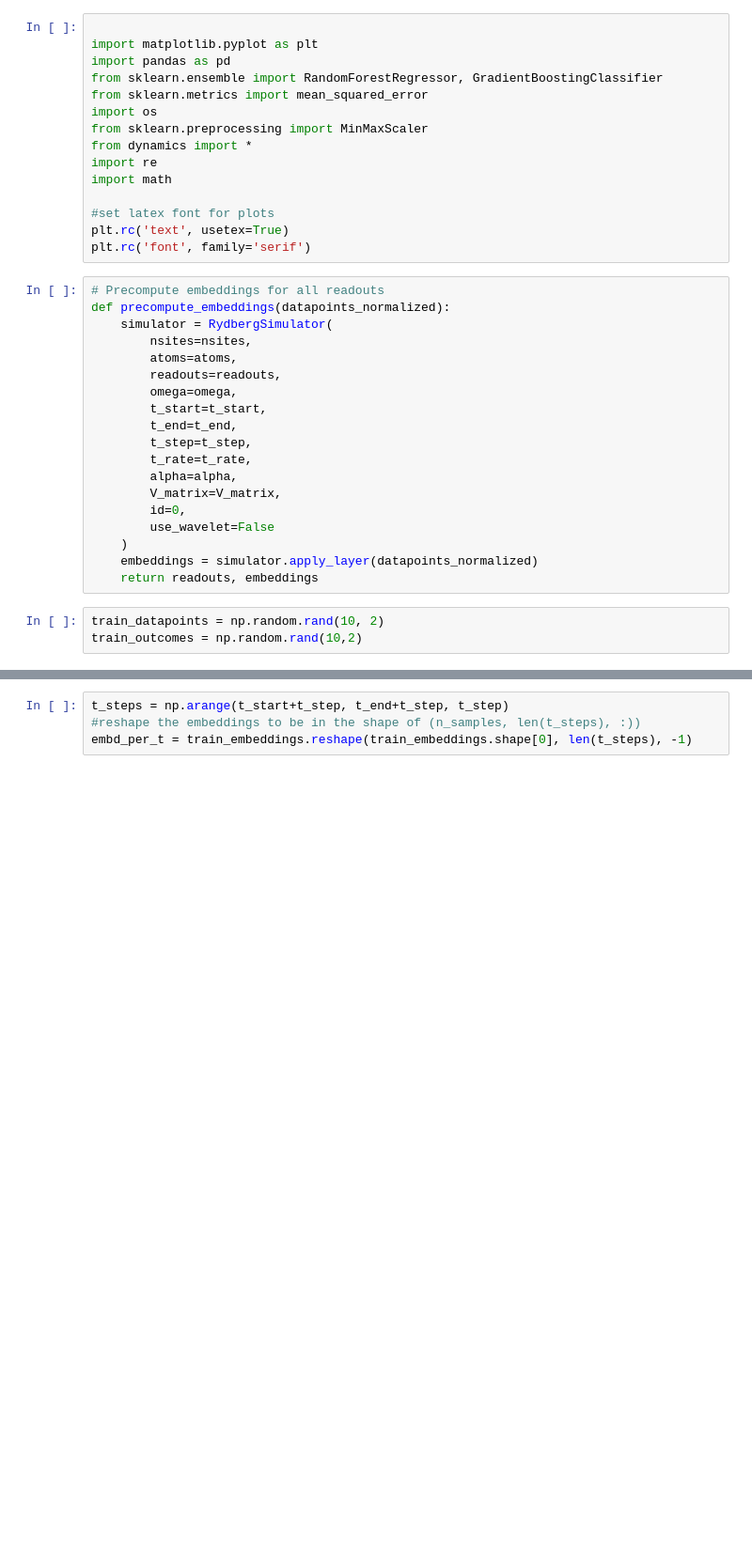
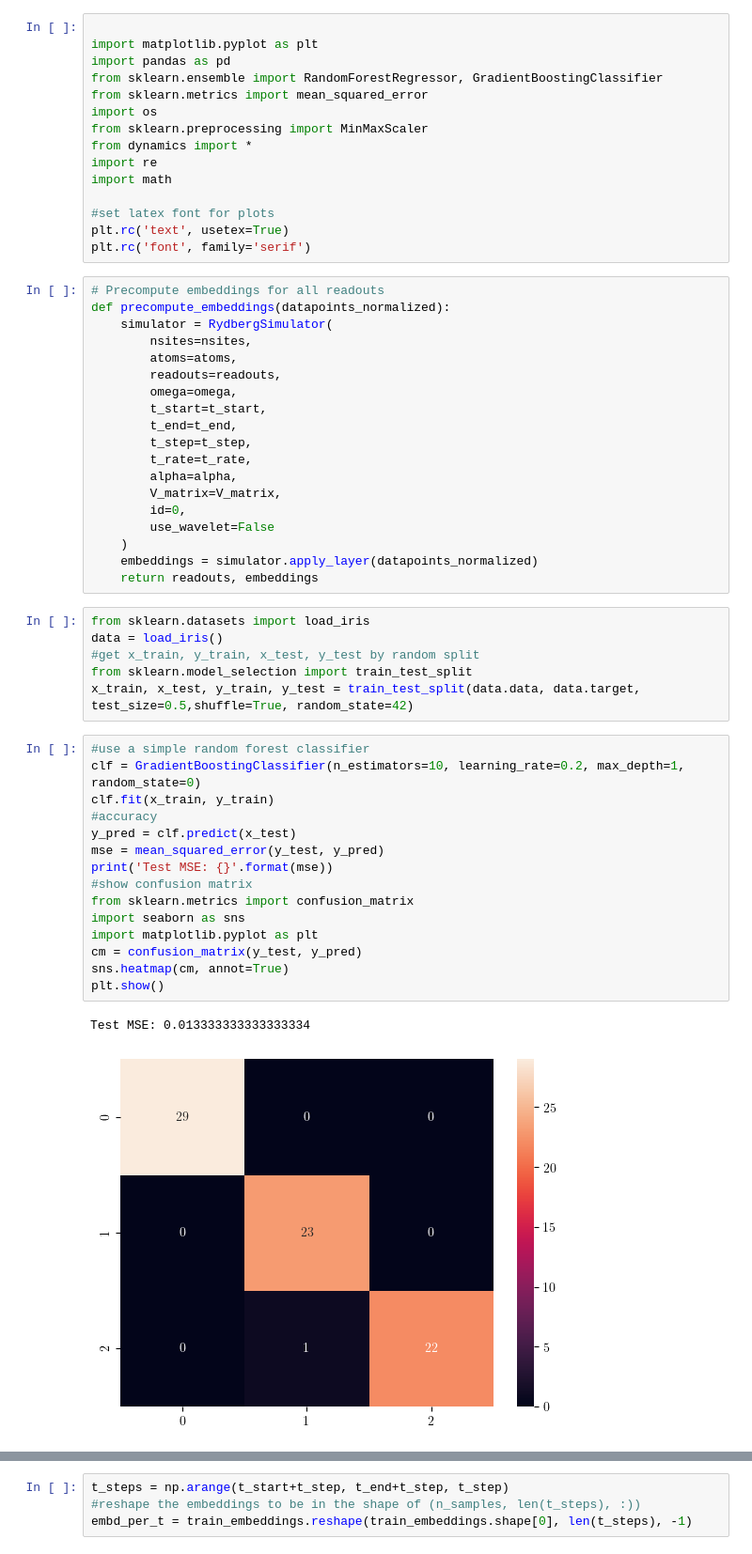
Before and after one commit to ShehbazTariq/cudaq-qrc, a Jupyter notebook: Rydberg.ipynb, the cells around one changed output, grey strips where cells are left out. Shown at 94% size. Drawn from its saved outputs; the diff is of its cells as text; blank space fills up the shorter version.

Commit message:
toy dataset test

```diff
--- a/Rydberg.ipynb
+++ b/Rydberg.ipynb
@@ -32,9 +32,30 @@ def precompute_embeddings(datapoints_normalized):
     )
     embeddings = simulator.apply_layer(datapoints_normalized)
     return readouts, embeddings
-# %%
-train_datapoints = np.random.rand(10, 2)
-train_outcomes = np.random.rand(10,2)
+# %%
+from sklearn.datasets import load_iris
+data = load_iris()
+#get x_train, y_train, x_test, y_test by random split
+from sklearn.model_selection import train_test_split
+x_train, x_test, y_train, y_test = train_test_split(data.data, data.target, test_size=0.5,shuffle=True, random_state=42)
+# %%
+#use a simple random forest classifier
+clf = GradientBoostingClassifier(n_estimators=10, learning_rate=0.2, max_depth=1, random_state=0)
+clf.fit(x_train, y_train)
+#accuracy
+y_pred = clf.predict(x_test)
+mse = mean_squared_error(y_test, y_pred)
+print('Test MSE: {}'.format(mse))
+#show confusion matrix
+from sklearn.metrics import confusion_matrix
+import seaborn as sns
+import matplotlib.pyplot as plt
+cm = confusion_matrix(y_test, y_pred)
+sns.heatmap(cm, annot=True)
+plt.show()
+# %% [output]
+Test MSE: 0.013333333333333334
+[figure, added]
 # %%
 nsites =6
 d = 10 # 10 micron spacing
```
Also changed, not shown: parts of 4 cells of this notebook, 1 other file.
